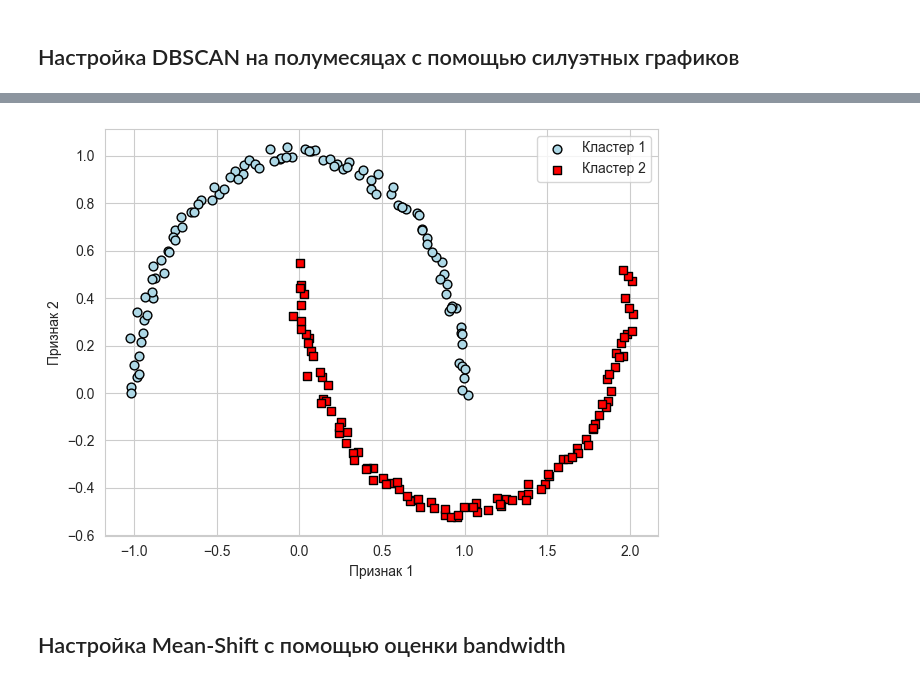
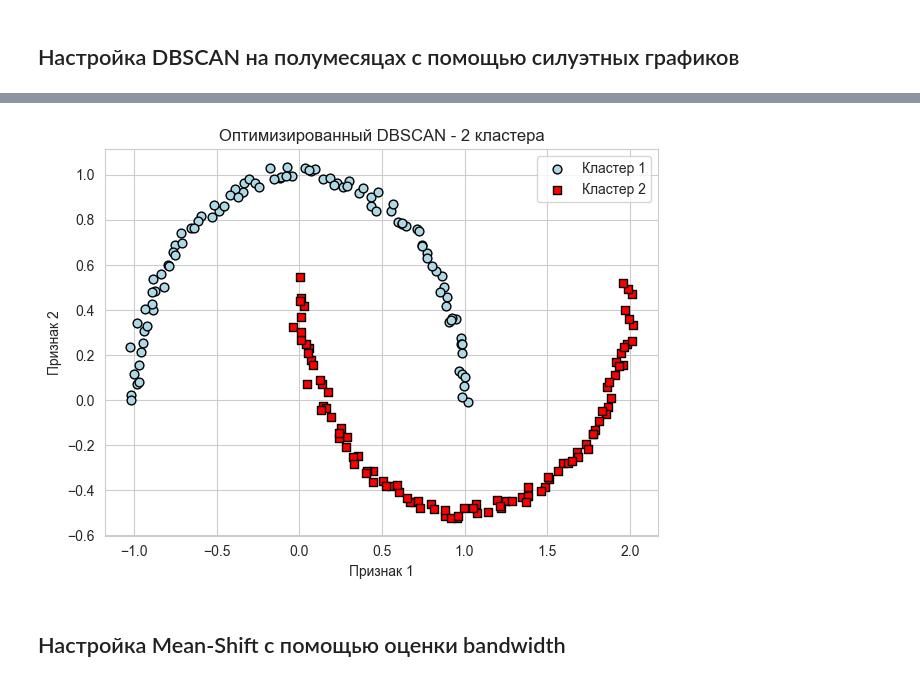
Before and after one commit to Safuanov888/Unsupervised_learning_VUZ, a Jupyter notebook: Models.ipynb, the cells around one changed output, grey strips where cells are left out. Drawn from its saved outputs; the diff is of its cells as text; code cells hidden in the pictures.

```diff
--- a/Models.ipynb
+++ b/Models.ipynb
@@ -396,20 +397,20 @@ print_siluette(db, 'DBSCAN', 0.25, 'радиусе окрестности')
 # %%
 plt.scatter(X1[preds == 0, 0], X1[preds == 0, 1],
             c='lightblue', marker='o', s=40,
             edgecolor='black',
             label='Кластер 1')
 plt.scatter(X1[preds == 1, 0], X1[preds == 1, 1],
             c='red', marker='s', s=40,
             edgecolor='black',
             label='Кластер 2')
 
 plt.xlabel('Признак 1')
 plt.ylabel('Признак 2')
-plt.title('Оптимизированный DBSCAN')
+plt.title('Оптимизированный DBSCAN - 2 кластера')
 plt.legend()
 plt.tight_layout()
 # %% [output]
-[figure, old version]
+[figure, new version]
 # %% [markdown]
 ## Настройка Mean-Shift с помощью оценки bandwidth
 # %%
```
Also changed, not shown: parts of 11 cells of this notebook, 1 other file.
